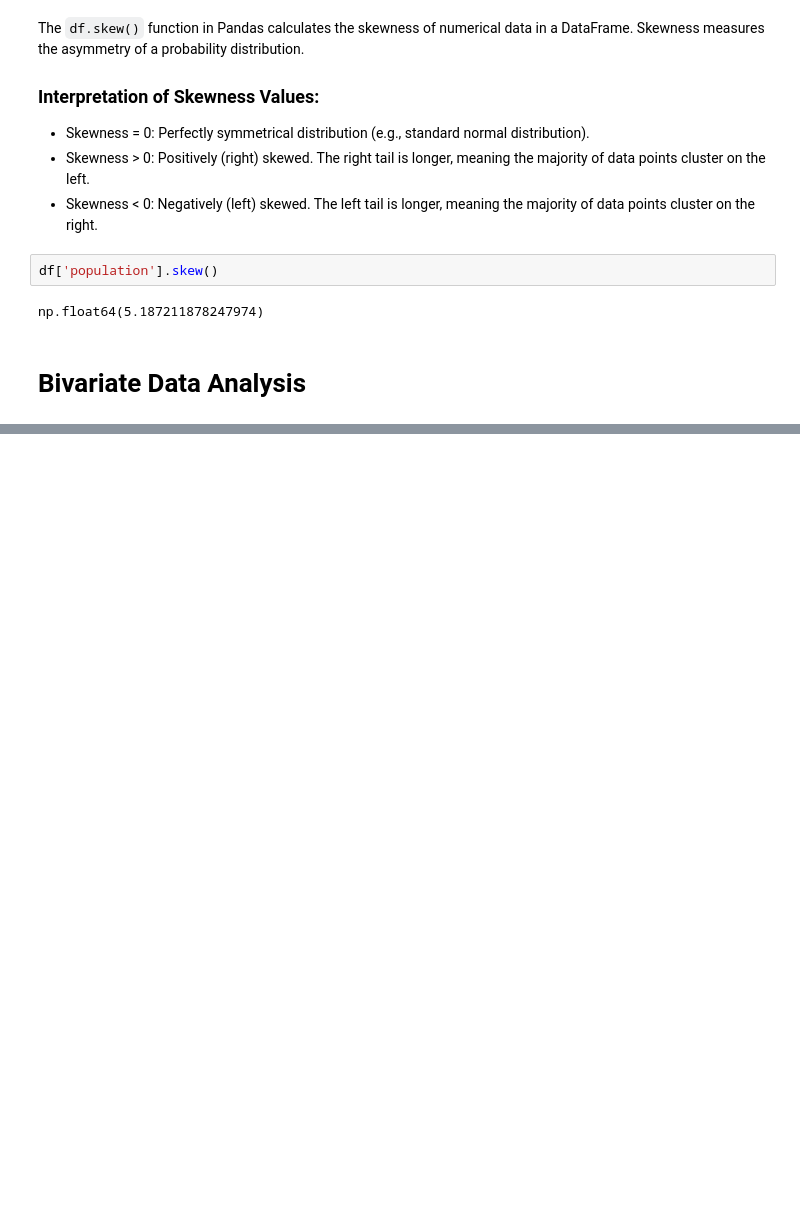
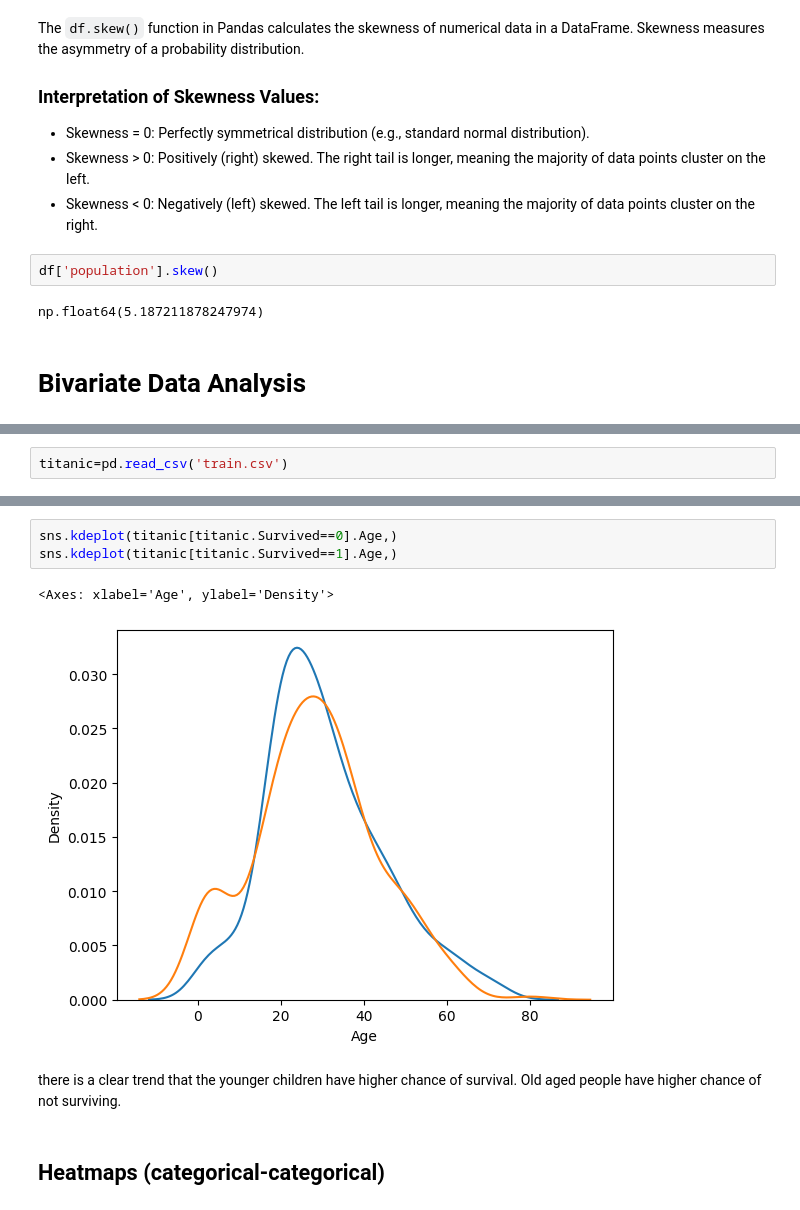
Before and after one commit to anshulkr69/learning-to-make-machine-learn, a Jupyter notebook: Data_analysis.ipynb, the cells around one changed output, grey strips where cells are left out. Drawn from its saved outputs; the diff is of its cells as text; blank space fills up the shorter version.

```diff
--- a/Data_analysis.ipynb
+++ b/Data_analysis.ipynb
@@ -181,0 +247,2 @@ np.float64(5.187211878247974)
+# %%
+titanic=pd.read_csv('train.csv')
@@ -181,0 +258,11 @@ np.float64(5.187211878247974)
+# %%
+sns.kdeplot(titanic[titanic.Survived==0].Age,)
+sns.kdeplot(titanic[titanic.Survived==1].Age,)
+# %% [output]
+<Axes: xlabel='Age', ylabel='Density'>
+[figure, added]
+# %% [markdown]
+there is a clear trend that the younger children have higher chance of survival.
+Old aged people have higher chance of not surviving.
+# %% [markdown]
+## Heatmaps (categorical-categorical)
```
Also changed, not shown: parts of 26 cells of this notebook.
